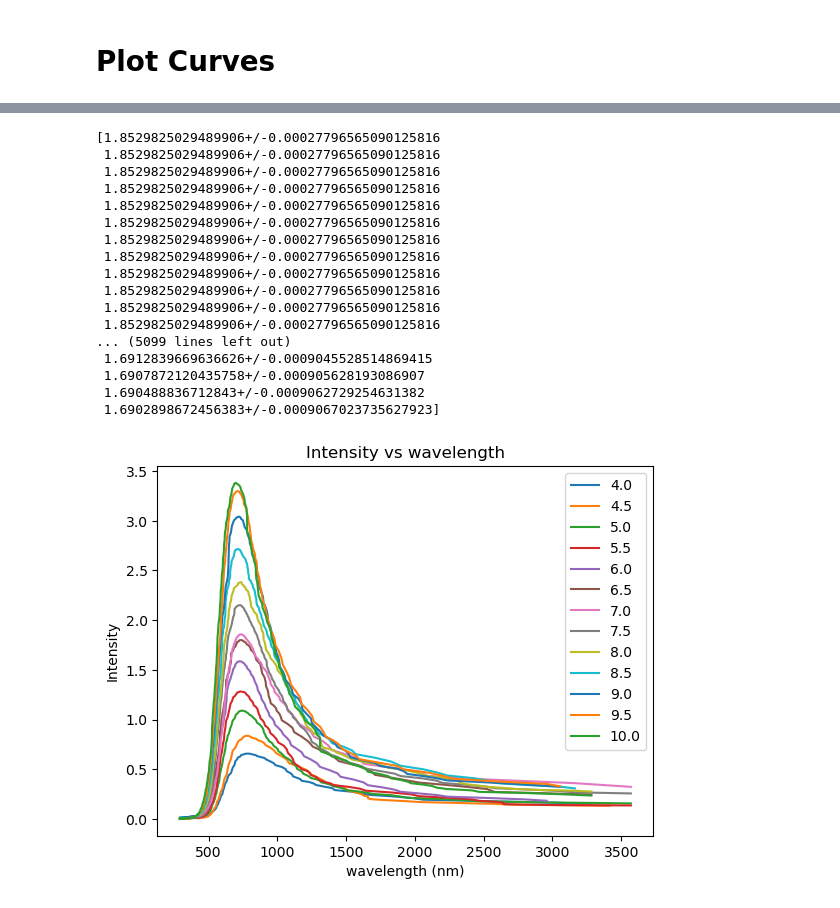
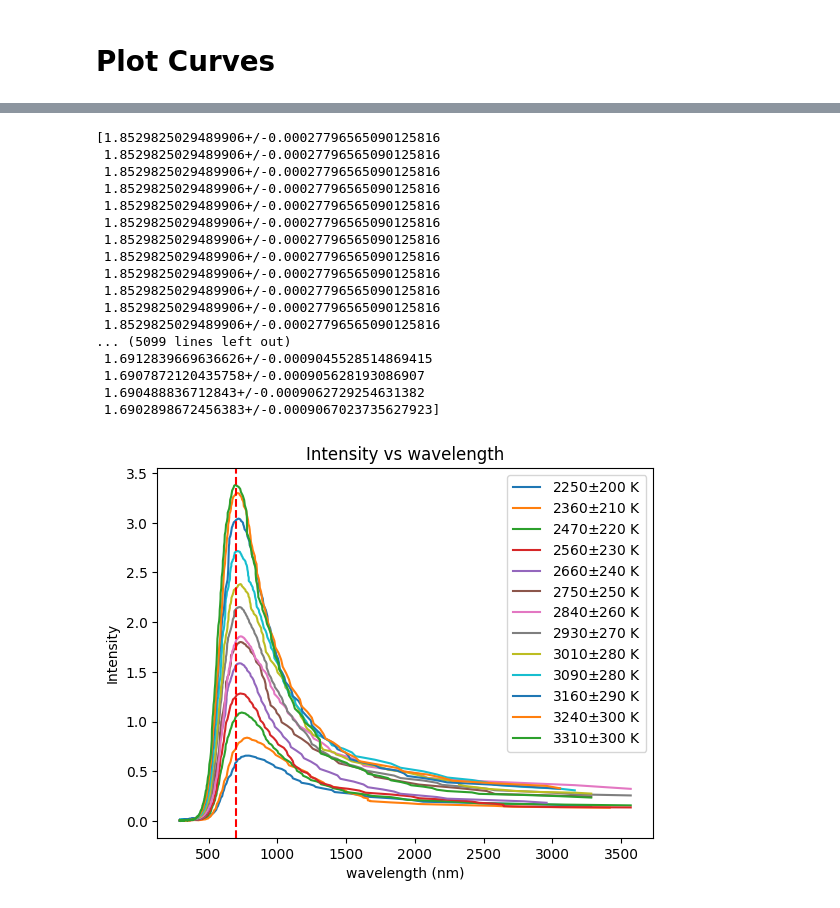
Before and after one commit to AG2048/phy-294-blackbody-radiation, a Jupyter notebook: data_process.ipynb, the cells around one changed output, grey strips where cells are left out. Drawn from its saved outputs; the diff is of its cells as text; code cells hidden in the pictures.

```diff
--- a/data_process.ipynb
+++ b/data_process.ipynb
@@ -11,10 +11,14 @@ import matplotlib.pyplot as plt
 init_angle = 80.298477 * np.pi / 180
 u_init_angle = 0.0653968006 * np.pi / 180
 
+# March 20 number:
+# init_angle = 77.313665 * np.pi / 180
+# u_init_angle = 0.1026828899 * np.pi / 180
+
 
 # data.txt contains the following columns:
 # voltage, current, current uncertainty, angle, empty, empty, area, area_min, area_max
-data = np.loadtxt('data_mar20.txt', skiprows=1)
+data = np.loadtxt('data_mar13.txt', skiprows=1)
 
 voltage = data[:, 0]
 current = data[:, 1]
@@ -49,6 +53,7 @@ angle = init_angle - angle
 n = unp.sqrt((2/3**0.5 * unp.sin(angle) + 0.5)**2 + 3/4)
 A = unc.ufloat(13900, 100)
 B = unc.ufloat(1.689, 0.001)
+print(n)
 wavelength = unp.sqrt(A / (n - B))
 print("wavelength:")
 print(wavelength)
@@ -212,8 +304,9 @@ m, dm, b, db
 # contains angle, intensity
 
 # load data from angle_data folder
+index = 0
 for name in np.arange(4.0, 10.5, 0.5):
-    data = np.loadtxt('angle_data/{}.txt'.format(name), skiprows=2)
+    data = np.loadtxt('angle_data_mar13/{}.txt'.format(name), skiprows=2)
     angle = data[:, 0]
 
     intensity = data[:, 1]
@@ -229,32 +322,35 @@ for name in np.arange(4.0, 10.5, 0.5):
     A = unc.ufloat(13900, 100)
     B = unc.ufloat(1.689, 0.001)
     wavelength = unp.sqrt(A / (n - B))
     wavelength = unp.nominal_values(wavelength)
     # label each plot with the value
-    plt.plot(wavelength, intensity, label='{}'.format(name))
+    plt.plot(wavelength, intensity, label='{}$\pm${} K'.format(int(round(T[index].n,-1)), int(round(T[index].s,-1))))
+    index += 1
     # plt.xlim(0.9, 1.1)
 
+# plot vertical line at x=700
+plt.axvline(x=700, color='r', linestyle='--')
 plt.xlabel('wavelength (nm)')
 plt.ylabel('Intensity')
 plt.title('Intensity vs wavelength')
 plt.legend()
 plt.show()
 # %% [output]
 [1.8529825029489906+/-0.00027796565090125816
  1.8529825029489906+/-0.00027796565090125816
  1.8529825029489906+/-0.00027796565090125816
  1.8529825029489906+/-0.00027796565090125816
  1.8529825029489906+/-0.00027796565090125816
  1.8529825029489906+/-0.00027796565090125816
  1.8529825029489906+/-0.00027796565090125816
  1.8529825029489906+/-0.00027796565090125816
  1.8529825029489906+/-0.00027796565090125816
  1.8529825029489906+/-0.00027796565090125816
  1.8529825029489906+/-0.00027796565090125816
  1.8529825029489906+/-0.00027796565090125816
 ... (5099 lines left out)
  1.6912839669636626+/-0.0009045528514869415
  1.6907872120435758+/-0.000905628193086907
  1.690488836712843+/-0.0009062729254631382
  1.6902898672456383+/-0.0009067023735627923]
-[figure, old version]
+[figure, new version]
```
Also changed, not shown: parts of 5 cells of this notebook.
